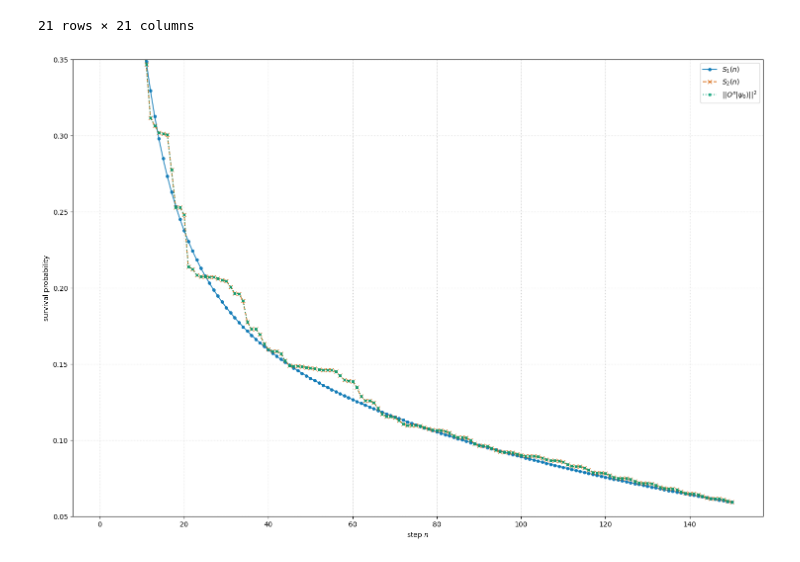
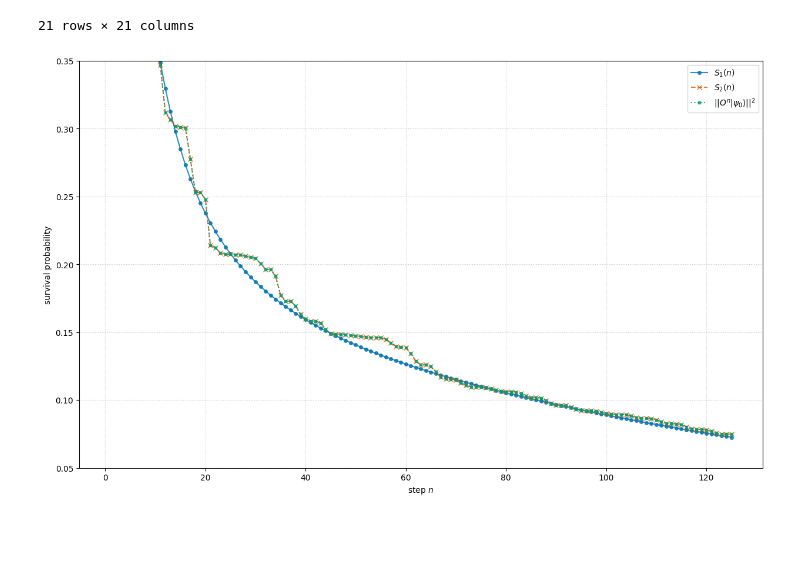
Before and after one commit to Carini108/thesis_PBC, a Jupyter notebook: Desktop/tesi_PBC/test_O_formula.ipynb, the cells around one changed output. Drawn from its saved outputs; the diff is of its cells as text; code cells hidden in the pictures; blank space fills up the shorter version.

Commit message:
Numerical comparison S1 VS S2. Added brute force calculation of the surv. prob.. Adjusted figsize.

```diff
--- a/Desktop/tesi_PBC/test_O_formula.ipynb
+++ b/Desktop/tesi_PBC/test_O_formula.ipynb
@@ -341,7 +341,7 @@ def plot_survival_probabilities(O_matrix, num_steps = 50, psi_0 = None, toleranc
 
 
     # plot for colorblind
-    plt.figure(figsize=(18,12))
+    plt.figure(figsize=(15,9))
     plt.plot(n_vals, S1_vals, label='$S_1(n)$', color='#0072B2', linestyle='-', marker='o', markersize = 4, alpha=0.8)
     plt.plot(n_vals, S2_vals, label='$S_2(n)$', color='#D55E00', linestyle='--', marker='x', alpha=0.8)
     plt.plot(n_vals, S_from_matrix_vals, label=r'$|| O^n | \psi_0 \rangle ||^2$', color='#009E73', linestyle=':', marker='s', markersize = 3, alpha=0.8)
@@ -434,6 +434,6 @@ L^dagger @ R (should be ~ Identity):
 21 rows × 21 columns
 # %%
 # 6) compare S_1 and S_2
-plot_survival_probabilities(O, num_steps = 150, ymin=0.05, ymax=0.35)
+plot_survival_probabilities(O, num_steps = 125, ymin=0.05, ymax=0.35)
 # %% [output]
-[figure, old version]
+[figure, new version]
```
Also changed, not shown: parts of 1 cell of this notebook.
